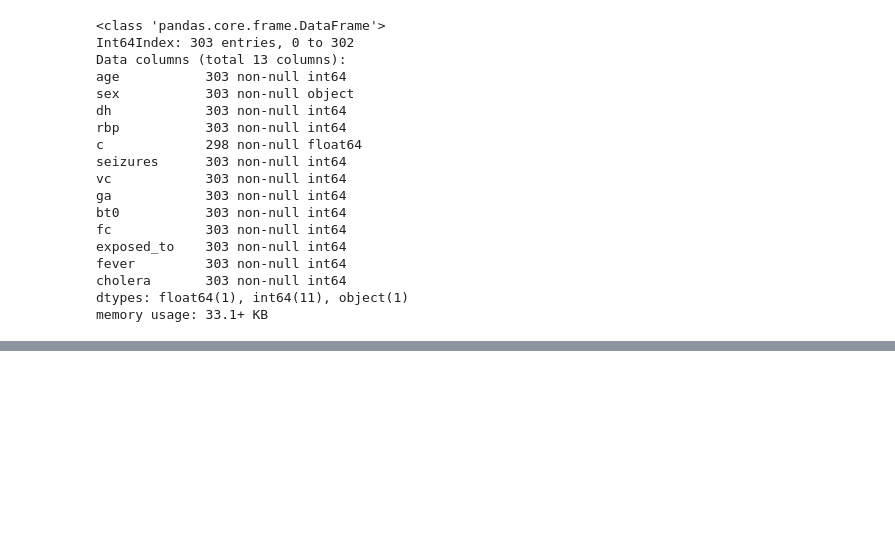
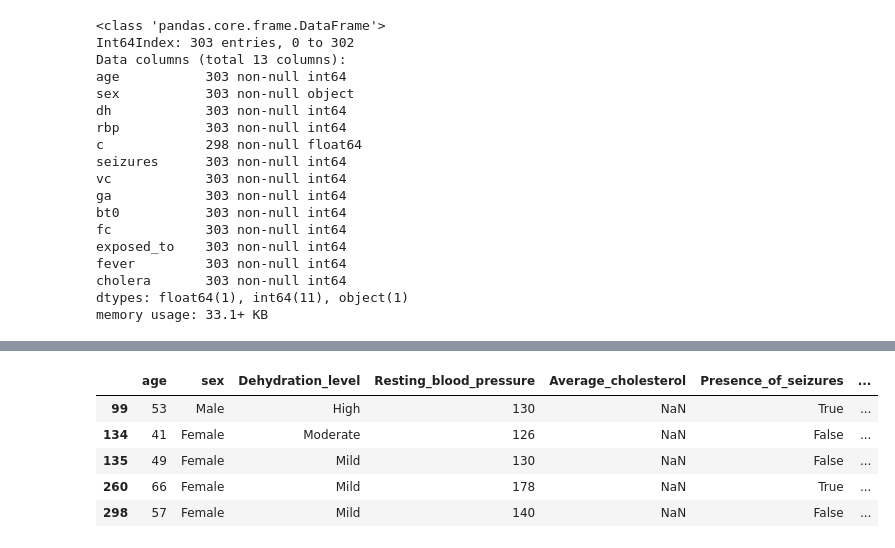
Before and after one commit to cinlaozdemir/community-day, a Jupyter notebook: data-cleaning.ipynb, the cells around one changed output, grey strips where cells are left out. Cells and saved outputs as stored; diff of their text form; code cells hidden in the pictures; blank space fills up the shorter version.

Commit message:
After cleaning the dataset

```diff
--- a/data-cleaning.ipynb
+++ b/data-cleaning.ipynb
@@ -42,0 +72,9 @@ memory usage: 33.1+ KB
+# %%
+cholera[cholera.isna().any(axis=1)] # After a very long discussion we decided to keep them
+# %% [output]
+|  | age | sex | Dehydration_level | Resting_blood_pressure | Average_cholesterol | Presence_of_seizures | ... |
+| 99 | 53 | Male | High | 130 | NaN | True | ... |
+| 134 | 41 | Female | Moderate | 126 | NaN | False | ... |
+| 135 | 49 | Female | Mild | 130 | NaN | False | ... |
+| 260 | 66 | Female | Mild | 178 | NaN | True | ... |
+| 298 | 57 | Female | Mild | 140 | NaN | False | ... |
```
Also changed, not shown: parts of 18 cells of this notebook, 1 other file.
